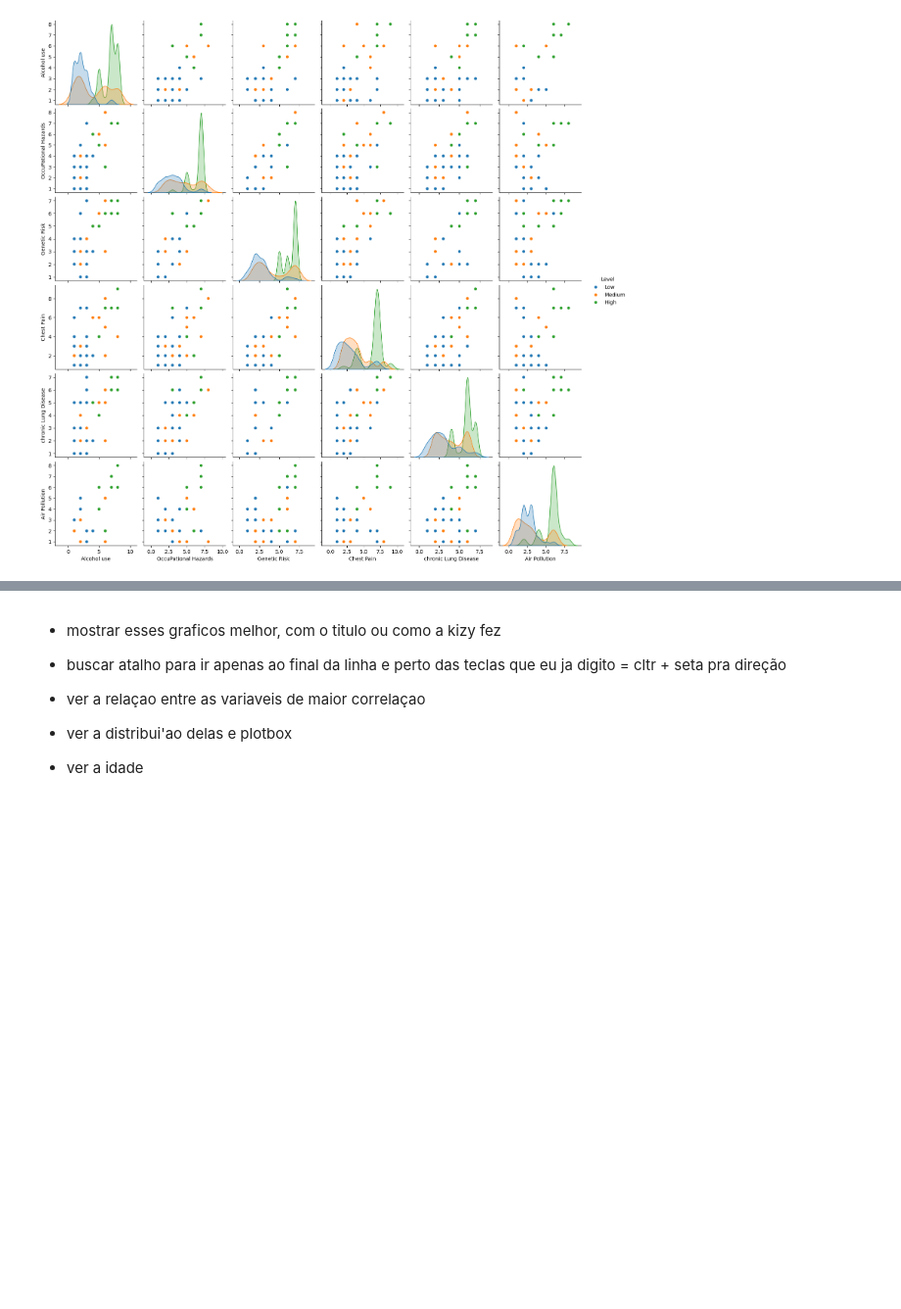
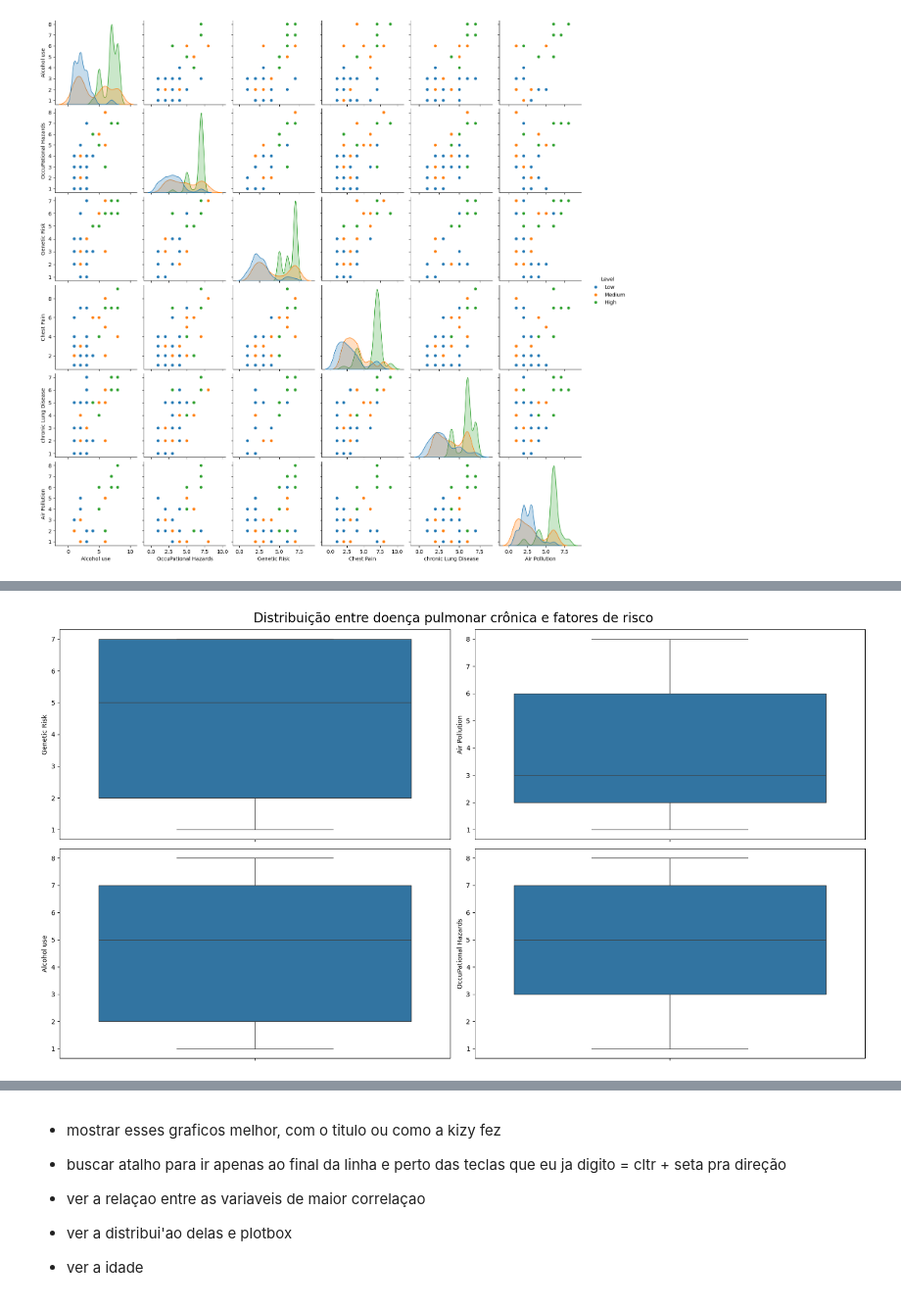
Before and after one commit to Danie110001001109192912/Cancer_prediction, a Jupyter notebook: lung_cancer_prediction.ipynb, the cells around one changed output, grey strips where cells are left out. Shown at 98% size. Cells and saved outputs as stored; diff of their text form; code cells hidden in the pictures; blank space fills up the shorter version.

```diff
--- a/lung_cancer_prediction.ipynb
+++ b/lung_cancer_prediction.ipynb
@@ -113,0 +122,18 @@ plt.show()
+# %%
+fig, axes = plt.subplots(2, 2, figsize=(18, 10))
+
+
+# o lmplot não funciona para essa representação
+fig.suptitle('Distribuição entre doença pulmonar crônica e fatores de risco', fontsize=20)
+
+
+sns.boxplot( ax=axes[0,0], data = pasc['Genetic Risk'])
+sns.boxplot( ax=axes[0,1], data = pasc['Air Pollution'])
+sns.boxplot( ax=axes[1,0], data = pasc['Alcohol use'])
+sns.boxplot( ax=axes[1,1], data = pasc['OccuPational Hazards'])
+
+plt.tight_layout()
+
+plt.show()
+# %% [output]
+[figure, added]
```
Also changed, not shown: parts of 3 cells of this notebook.
